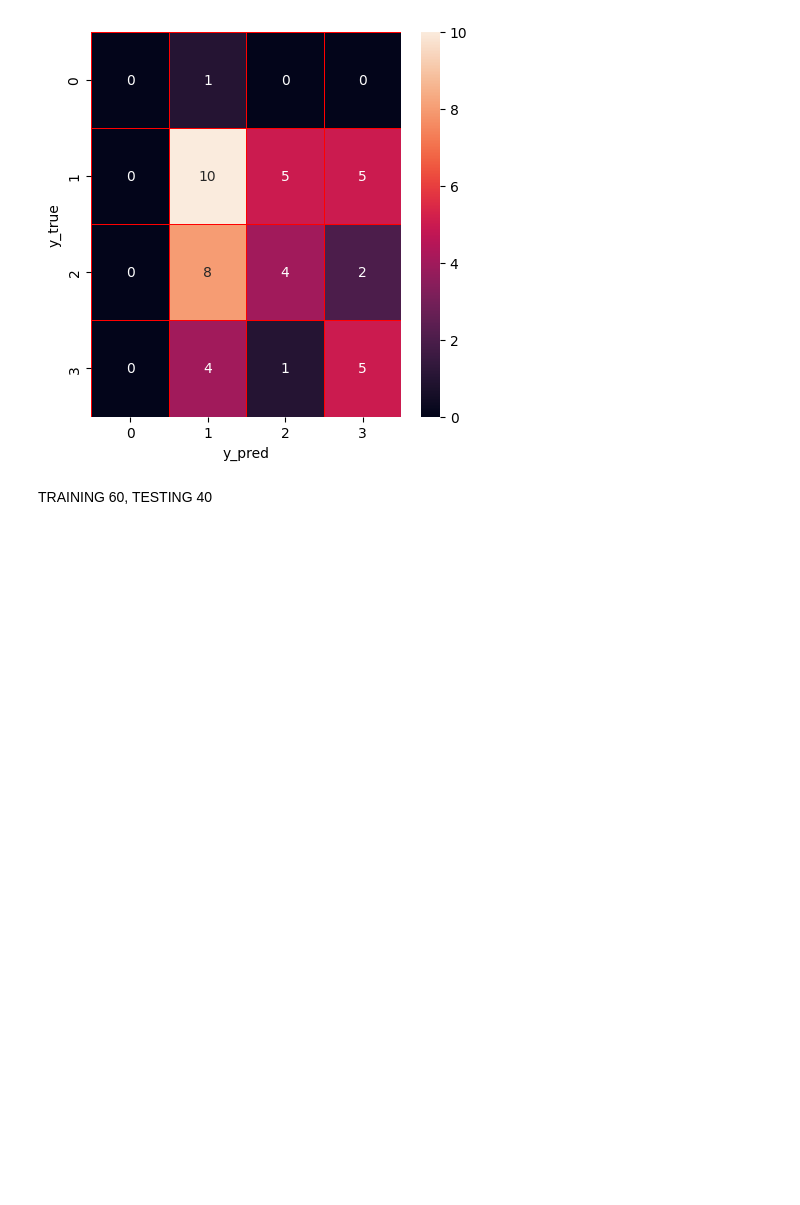
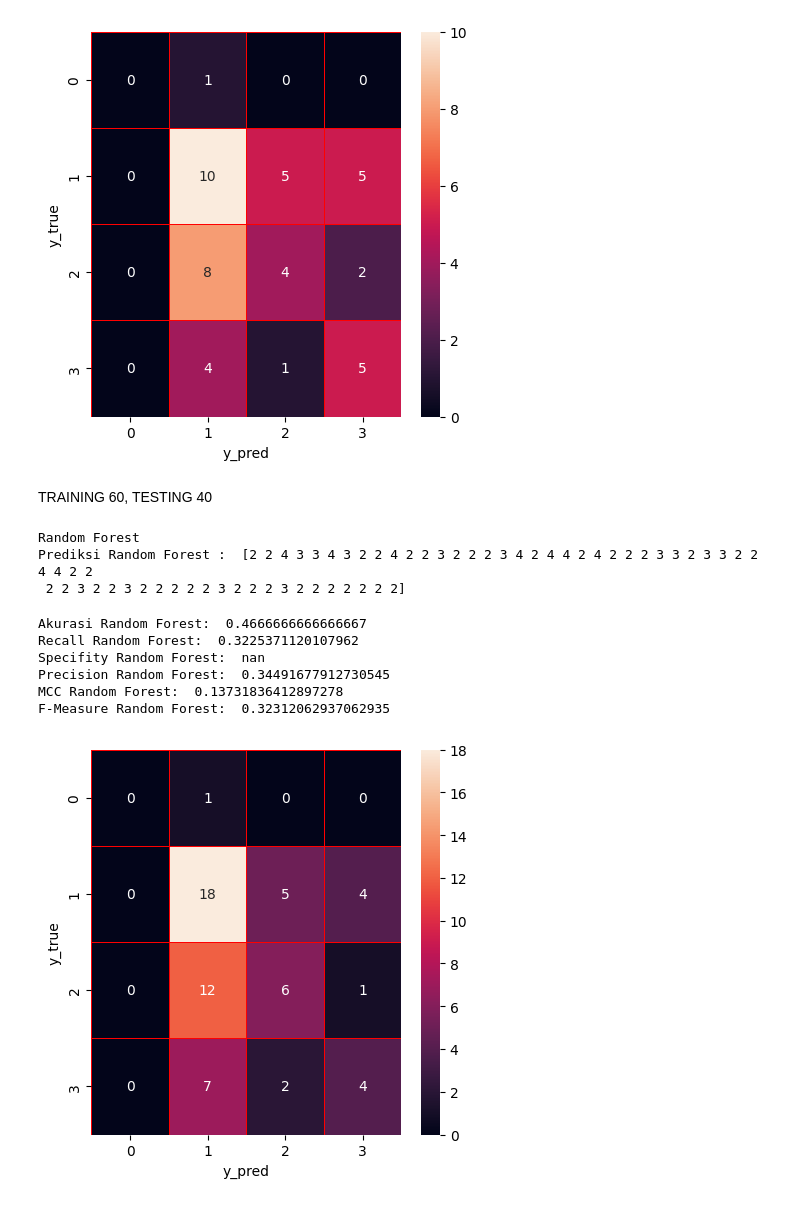
Before and after one commit to patgrace/randomforest, a Jupyter notebook: randomforest.ipynb, the cells around one changed output. Saved outputs shown, nothing was run; the diff lists cells and outputs as text; code cells hidden in the pictures; blank space fills up the shorter version.

```diff
--- a/randomforest.ipynb
+++ b/randomforest.ipynb
@@ -300,0 +293,55 @@ TRAINING 60, TESTING 40
+# %%
+# Random Forest
+print("Random Forest")
+Forest = RandomForestClassifier(random_state=42)
+Forest.fit(X_train_40, y_train_40.values.ravel())
+y_predictionRF = Forest.predict(X_test_40)
+accuracy_RF = round(accuracy_score(y_test_40, y_predictionRF)* 100, 2)
+acc_DecisionRF = round(Forest.score(X_train_40, y_train_40)* 100, 2)
+print("Prediksi Random Forest : ", y_predictionRF)
+# %% [output]
+Random Forest
+Prediksi Random Forest :  [2 2 4 3 3 4 3 2 2 4 2 2 3 2 2 2 3 4 2 4 4 2 4 2 2 2 3 3 2 3 3 2 2 4 4 2 2
+ 2 2 3 2 2 3 2 2 2 2 2 3 2 2 2 3 2 2 2 2 2 2 2]
+# %%
+# Confusion Matrix Random Forest
+CMRF = confusion_matrix(y_test_40, y_predictionRF)
+accuracyRF = accuracy_score(y_test_40, y_predictionRF)
+precisionRF = precision_score(y_test_40, y_predictionRF, average='macro')
+recallRF = recall_score(y_test_40, y_predictionRF, average='macro')
+f1RF = f1_score(y_test_40, y_predictionRF, average='macro')
+mccRF = matthews_corrcoef(y_test_40, y_predictionRF)
+
+TNRF = CMRF[1][1] * 1.0
+FNRF = CMRF[1][0] * 1.0
+TPRF = CMRF[0][0] * 1.0
+FPRF = CMRF[0][1] * 1.0
+total = TNRF + TPRF + FPRF + FNRF
+sensitivityRF = TNRF / (TNRF + FPRF)* 100
+specificityRF = TPRF / (TPRF + FNRF)* 100
+
+print("Akurasi Random Forest: ", accuracyRF)
+print("Recall Random Forest: ", recallRF)
+print("Specifity Random Forest: ", specificityRF)
+print("Precision Random Forest: ", precisionRF)
+print("MCC Random Forest: ", mccRF)
+print("F-Measure Random Forest: ", f1RF)
+# %% [output]
+Akurasi Random Forest:  0.4666666666666667
+Recall Random Forest:  0.3225371120107962
+Specifity Random Forest:  nan
+Precision Random Forest:  0.34491677912730545
+MCC Random Forest:  0.13731836412897278
+F-Measure Random Forest:  0.32312062937062935
+# %%
+y_pred = Forest.predict(X_test_40)
+y_true = y_test_40
+cm = confusion_matrix(y_true,y_pred)
+# VISUALIZATION
+f, ax = plt.subplots(figsize =(5,5))
+sns.heatmap(cm,annot = True,linewidths=0.5,linecolor="red",fmt = ".0f",ax=ax)
+plt.xlabel("y_pred")
+plt.ylabel("y_true")
+plt.show()
+# %% [output]
+[figure, added]
```
Also changed, not shown: parts of 3 cells of this notebook.
